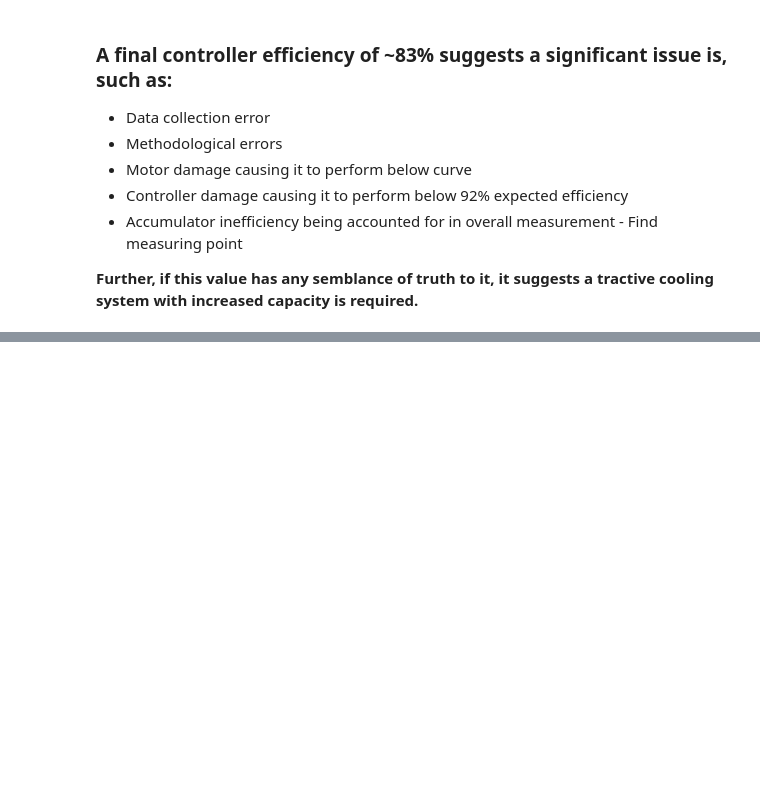
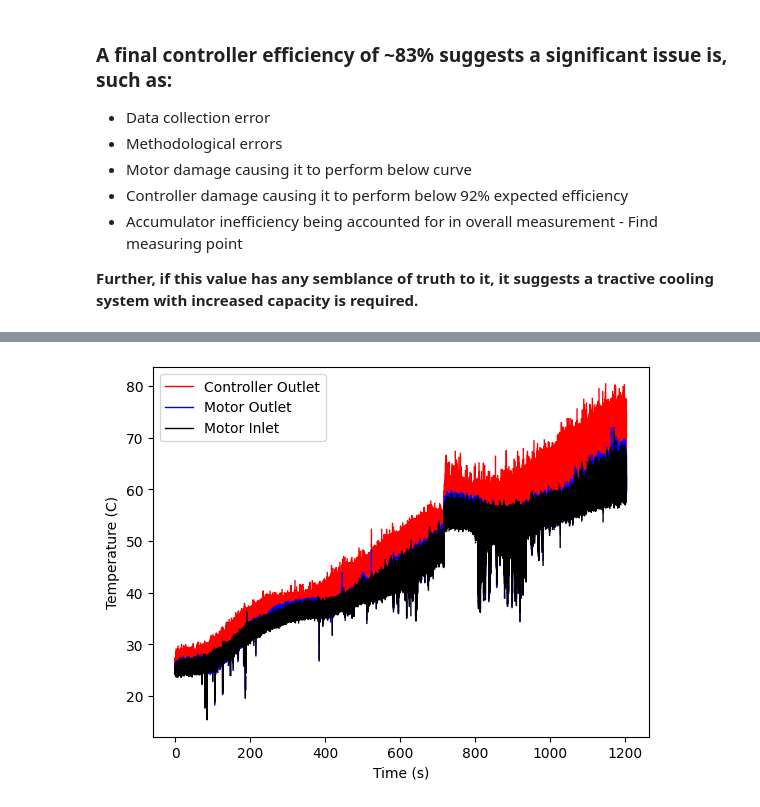
Before and after one commit to noahkae/UCR_03_Cooling_Data, a Jupyter notebook: study-endurance.ipynb, the cells around one changed output, grey strips where cells are left out. Saved outputs shown, nothing was run; the diff lists cells and outputs as text; code cells hidden in the pictures; blank space fills up the shorter version.

```diff
--- a/study-endurance.ipynb
+++ b/study-endurance.ipynb
@@ -148,3 +148,7 @@ Average Controller Efficiency: 82.63%
 - Accumulator inefficiency being accounted for in overall measurement - Find measuring point
 
 **Further, if this value has any semblance of truth to it, it suggests a tractive cooling system with increased capacity is required.**
+# %%
+directory = 'data_files/combined_converted.csv'
+endurance_df = pd.read_csv(directory)
+endurance_df.head()
@@ -150,0 +163,10 @@ Average Controller Efficiency: 82.63%
+# %%
+plt.plot(endurance_df['Time'], endurance_df['LeftCoolantTemp(C)'], color='red', linewidth=1, label='Controller Outlet')
+plt.plot(endurance_df['Time'], endurance_df['RightCoolantTemp(C)'], color='blue', linewidth=1, label='Motor Outlet')
+plt.plot(endurance_df['Time'], endurance_df['MiddleCoolantTemp(C)'], color='k', linewidth=1, label='Motor Inlet')
+plt.legend()
+plt.xlabel('Time (s)')
+plt.ylabel('Temperature (C)')
+plt.show()
+# %% [output]
+[figure, added]
```
Also changed, not shown: parts of 3 cells of this notebook.
